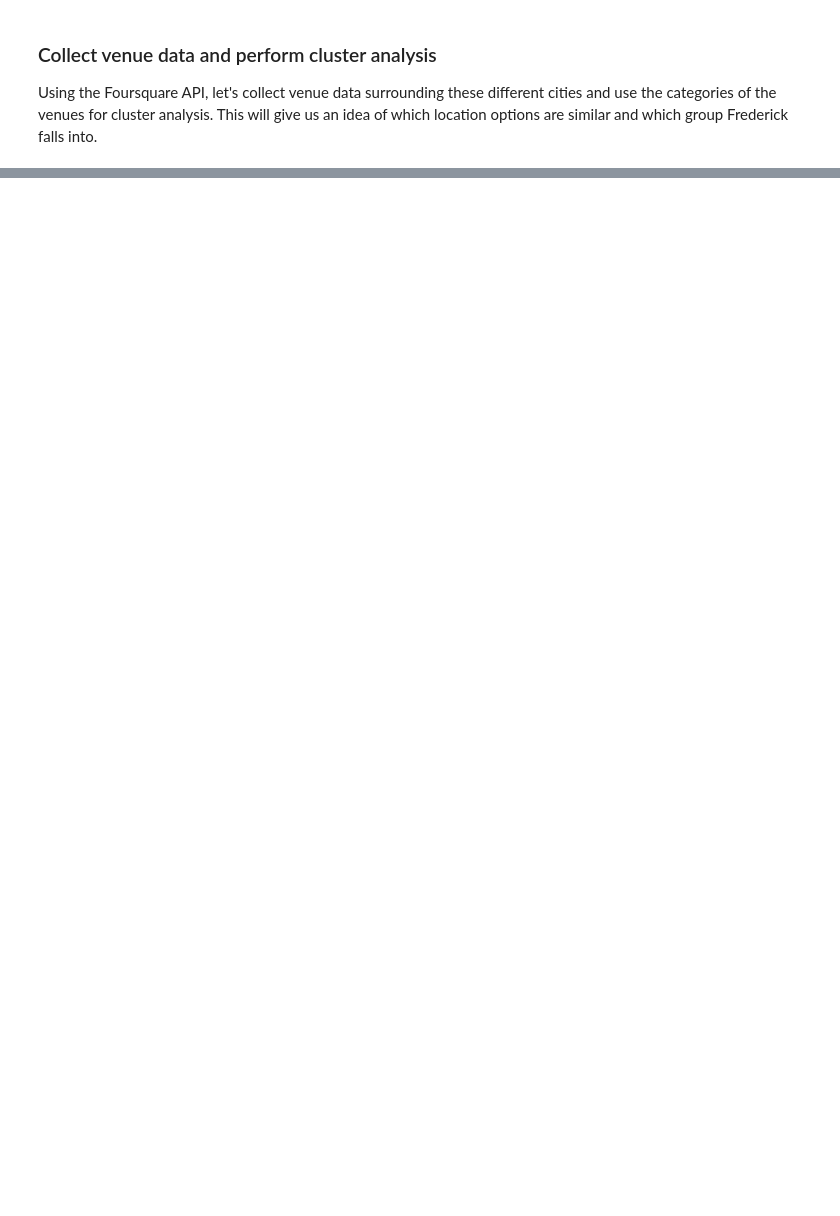
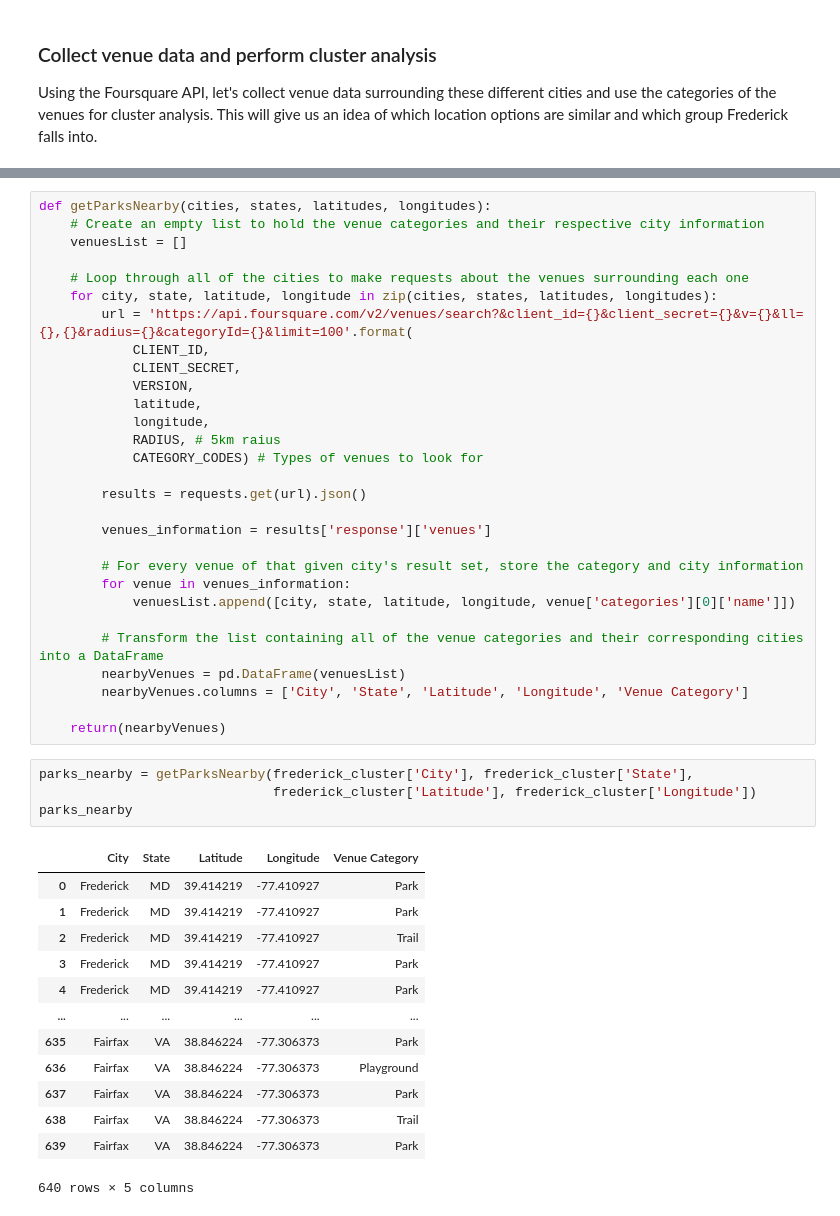
Before and after one commit to BradenSmolko/Coursera_Capstone, a Jupyter notebook: Coursera_Capstone.ipynb, the cells around one changed output, grey strips where cells are left out. Saved outputs shown, nothing was run; the diff lists cells and outputs as text; blank space fills up the shorter version.

```diff
--- a/Coursera_Capstone.ipynb
+++ b/Coursera_Capstone.ipynb
@@ -128,0 +435,47 @@ Using the Foursquare API, let's collect venue data surrounding these different c
+# %%
+def getParksNearby(cities, states, latitudes, longitudes):
+    # Create an empty list to hold the venue categories and their respective city information
+    venuesList = []
+
+    # Loop through all of the cities to make requests about the venues surrounding each one
+    for city, state, latitude, longitude in zip(cities, states, latitudes, longitudes):
+        url = 'https://api.foursquare.com/v2/venues/search?&client_id={}&client_secret={}&v={}&ll={},{}&radius={}&categoryId={}&limit=100'.format(
+            CLIENT_ID,
+            CLIENT_SECRET,
+            VERSION,
+            latitude,
+            longitude,
+            RADIUS, # 5km raius
+            CATEGORY_CODES) # Types of venues to look for
+
+        results = requests.get(url).json()
+
+        venues_information = results['response']['venues']
+
+        # For every venue of that given city's result set, store the category and city information
+        for venue in venues_information:
+            venuesList.append([city, state, latitude, longitude, venue['categories'][0]['name']])
+
+        # Transform the list containing all of the venue categories and their corresponding cities into a DataFrame
+        nearbyVenues = pd.DataFrame(venuesList)
+        nearbyVenues.columns = ['City', 'State', 'Latitude', 'Longitude', 'Venue Category']
+
+    return(nearbyVenues)
+# %%
+parks_nearby = getParksNearby(frederick_cluster['City'], frederick_cluster['State'],
+                              frederick_cluster['Latitude'], frederick_cluster['Longitude'])
+parks_nearby
+# %% [output]
+|  | City | State | Latitude | Longitude | Venue Category |
+| 0 | Frederick | MD | 39.414219 | -77.410927 | Park |
+| 1 | Frederick | MD | 39.414219 | -77.410927 | Park |
+| 2 | Frederick | MD | 39.414219 | -77.410927 | Trail |
+| 3 | Frederick | MD | 39.414219 | -77.410927 | Park |
+| 4 | Frederick | MD | 39.414219 | -77.410927 | Park |
+| ... | ... | ... | ... | ... | ... |
+| 635 | Fairfax | VA | 38.846224 | -77.306373 | Park |
+| 636 | Fairfax | VA | 38.846224 | -77.306373 | Playground |
+| 637 | Fairfax | VA | 38.846224 | -77.306373 | Park |
+| 638 | Fairfax | VA | 38.846224 | -77.306373 | Trail |
+| 639 | Fairfax | VA | 38.846224 | -77.306373 | Park |
+640 rows × 5 columns
```
Also changed, not shown: parts of 30 cells of this notebook.
